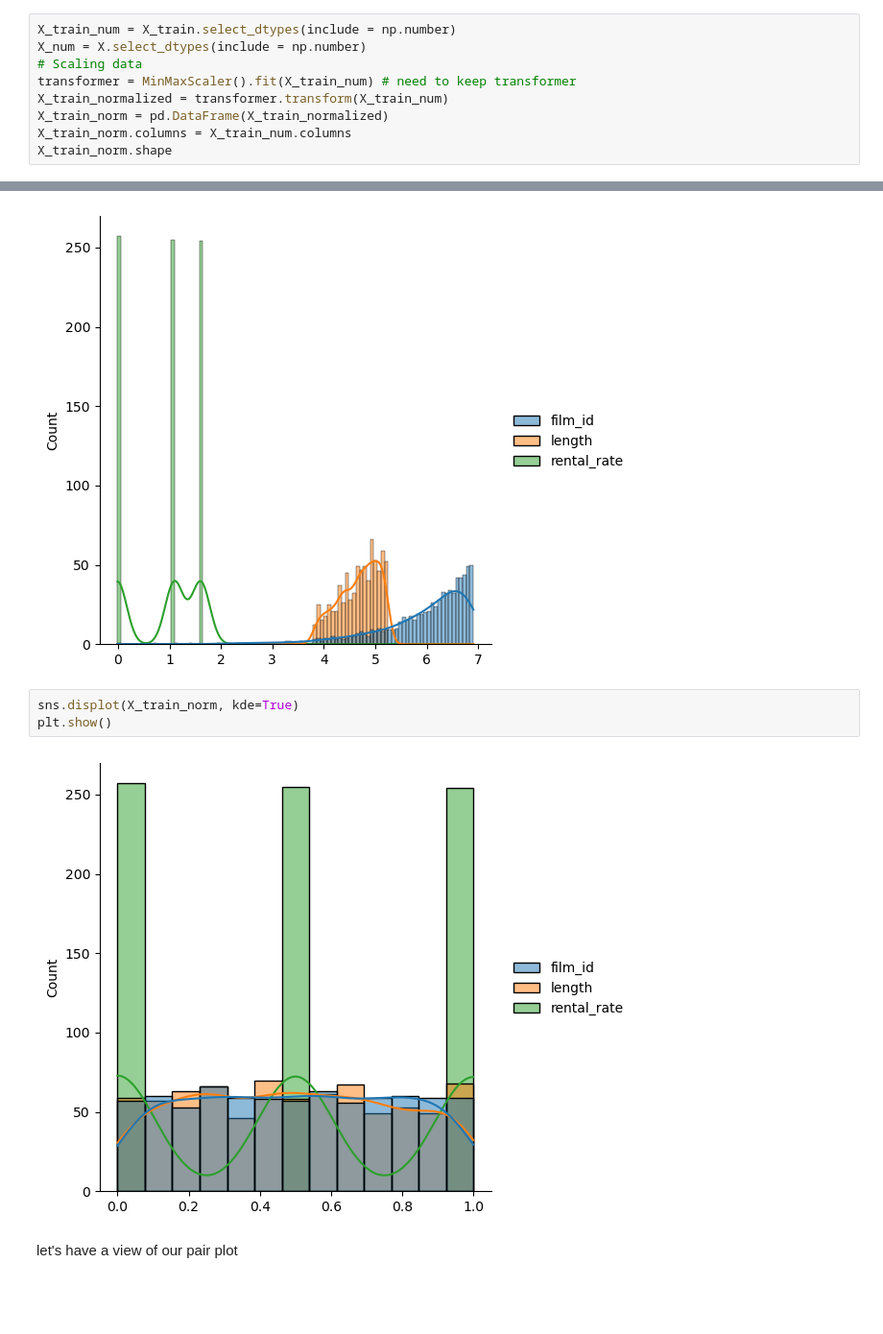
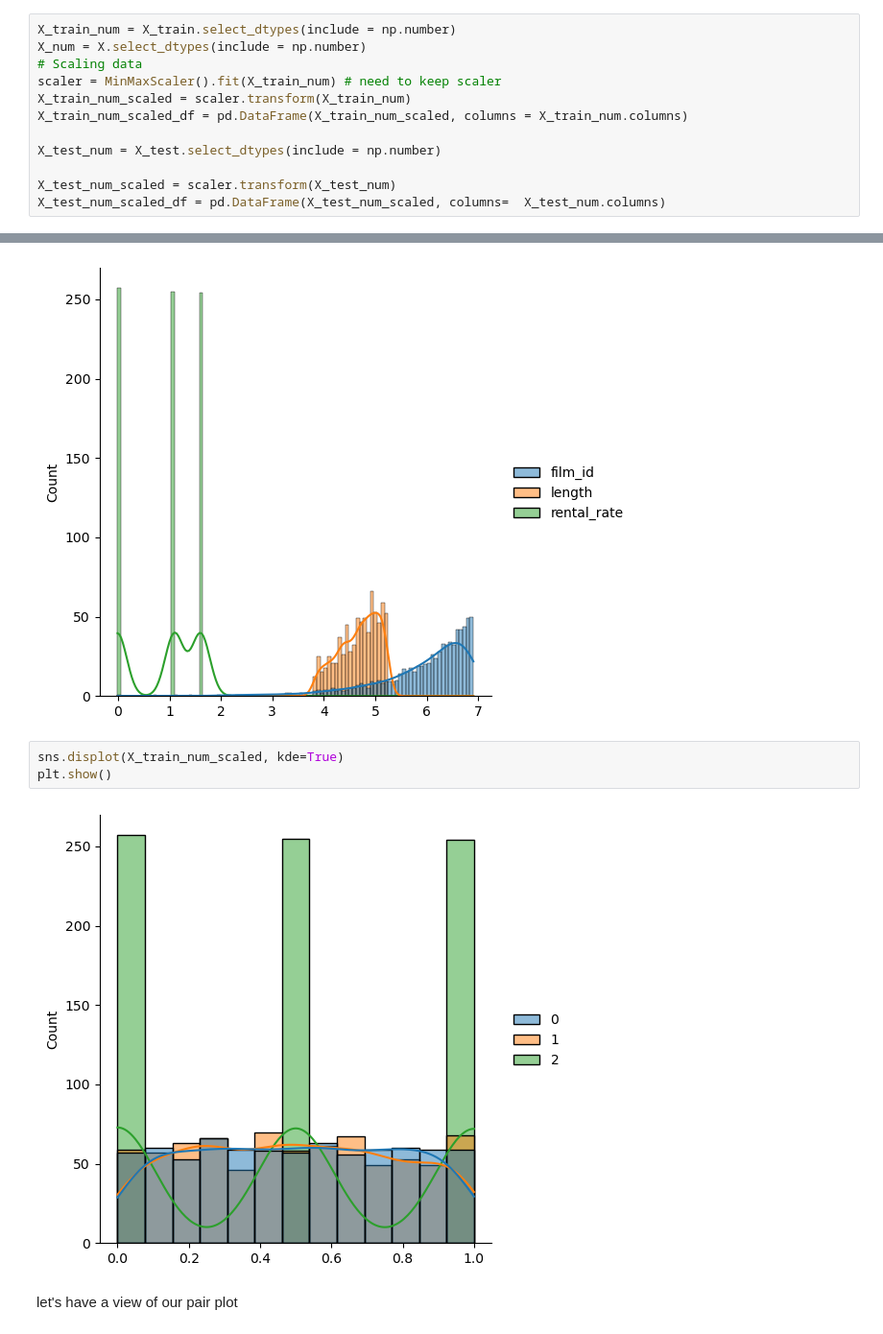
Before and after one commit to eumii/lab-predictions-logistic-regression, a Jupyter notebook: predictions Lab v 2.ipynb, the cells around one changed output, grey strips where cells are left out. Shown at 96% size. Saved outputs shown, nothing was run; the diff lists cells and outputs as text; blank space fills up the shorter version.

```diff
--- a/predictions Lab v 2.ipynb
+++ b/predictions Lab v 2.ipynb
@@ -207,8 +210,11 @@ y_test is : (192, 1)
 X_train_num = X_train.select_dtypes(include = np.number)
 X_num = X.select_dtypes(include = np.number)
 # Scaling data
-transformer = MinMaxScaler().fit(X_train_num) # need to keep transformer
-X_train_normalized = transformer.transform(X_train_num)
-X_train_norm = pd.DataFrame(X_train_normalized)
-X_train_norm.columns = X_train_num.columns
-X_train_norm.shape
+scaler = MinMaxScaler().fit(X_train_num) # need to keep scaler
+X_train_num_scaled = scaler.transform(X_train_num)
+X_train_num_scaled_df = pd.DataFrame(X_train_num_scaled, columns = X_train_num.columns)
+
+X_test_num = X_test.select_dtypes(include = np.number)
+
+X_test_num_scaled = scaler.transform(X_test_num)
+X_test_num_scaled_df = pd.DataFrame(X_test_num_scaled, columns=  X_test_num.columns)
@@ -225,10 +229,10 @@ plt.show()
 <Figure size 1400x2500 with 0 Axes>
 [figure]
 # %%
-sns.displot(X_train_norm, kde=True)
+sns.displot(X_train_num_scaled, kde=True)
 plt.show()
 # %% [output]
-[figure, old version]
+[figure, new version]
 # %% [markdown]
 let's have a view of our pair plot
 # %%
```
Also changed, not shown: parts of 19 cells of this notebook.
